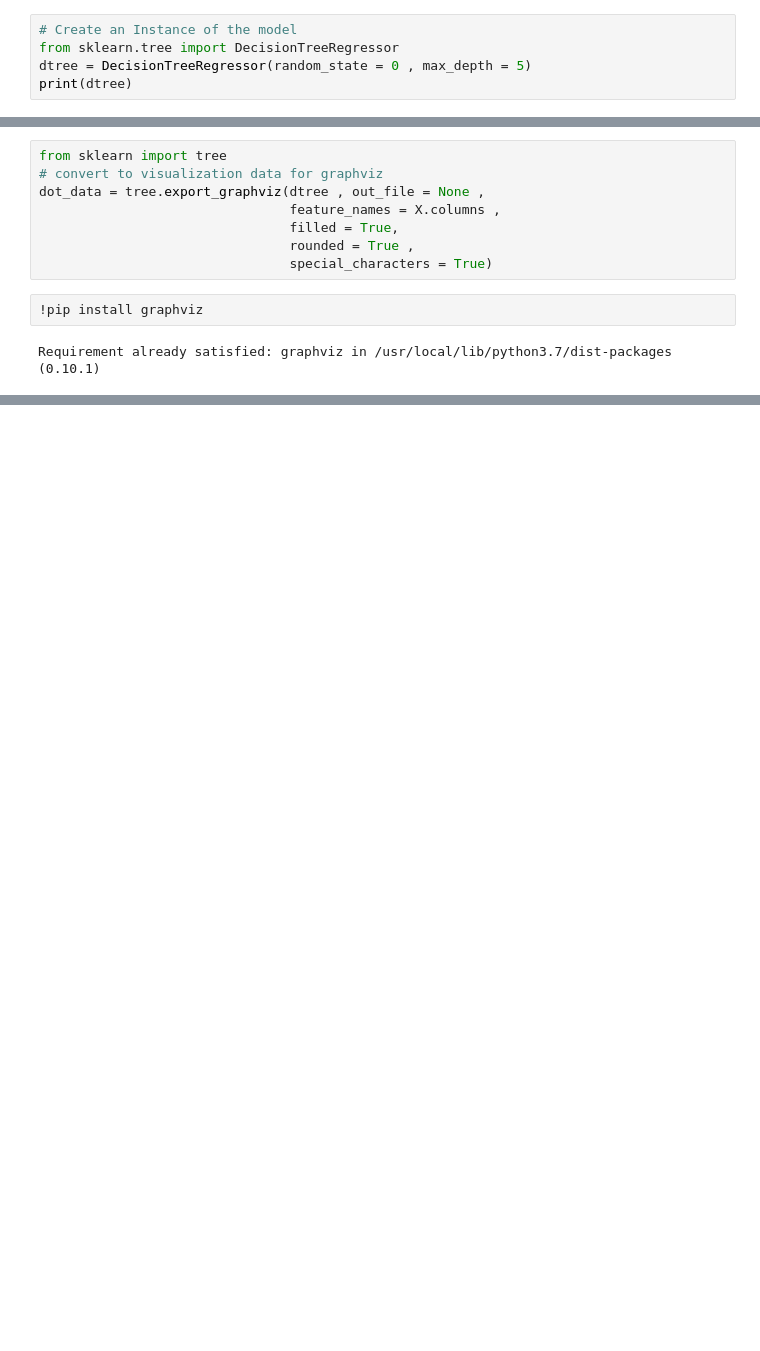
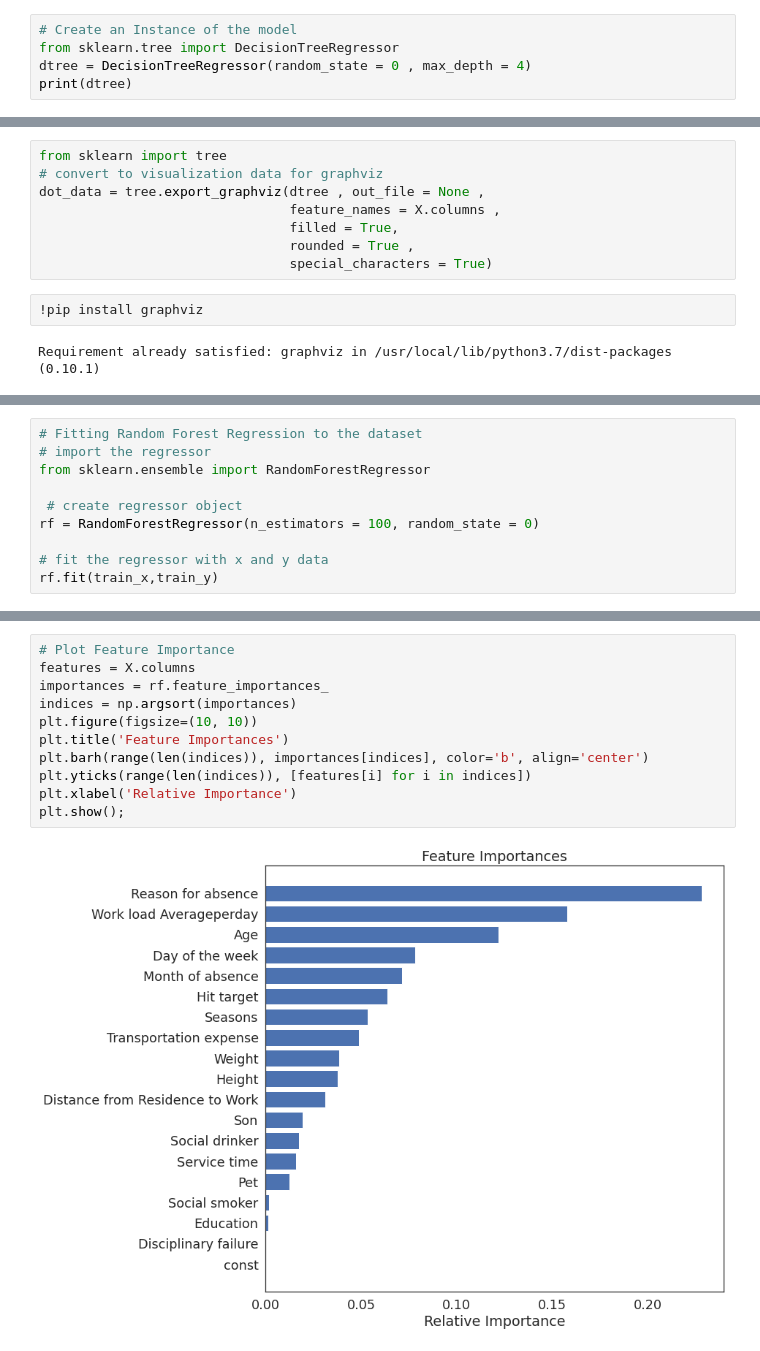
Before and after one commit to ravi260372/Data_Science_Python, a Jupyter notebook: Absenteesim_at_work.ipynb, the cells around one changed output, grey strips where cells are left out. Saved outputs shown, nothing was run; the diff lists cells and outputs as text; blank space fills up the shorter version.

```diff
--- a/Absenteesim_at_work.ipynb
+++ b/Absenteesim_at_work.ipynb
@@ -495,6 +495,6 @@ Mean Absolute Error(MAE) for test data is
 # %%
 # Create an Instance of the model
 from sklearn.tree import DecisionTreeRegressor
-dtree = DecisionTreeRegressor(random_state = 0 , max_depth = 5)
+dtree = DecisionTreeRegressor(random_state = 0 , max_depth = 4)
 print(dtree)
 # %% [output]
@@ -545,0 +570,10 @@ graph
+# %%
+# Fitting Random Forest Regression to the dataset
+# import the regressor
+from sklearn.ensemble import RandomForestRegressor
+
+ # create regressor object
+rf = RandomForestRegressor(n_estimators = 100, random_state = 0)
+
+# fit the regressor with x and y data
+rf.fit(train_x,train_y)
@@ -545,0 +598,13 @@ graph
+# %%
+# Plot Feature Importance
+features = X.columns
+importances = rf.feature_importances_
+indices = np.argsort(importances)
+plt.figure(figsize=(10, 10))
+plt.title('Feature Importances')
+plt.barh(range(len(indices)), importances[indices], color='b', align='center')
+plt.yticks(range(len(indices)), [features[i] for i in indices])
+plt.xlabel('Relative Importance')
+plt.show();
+# %% [output]
+[figure, added]
```
Also changed, not shown: parts of 9 cells of this notebook.
